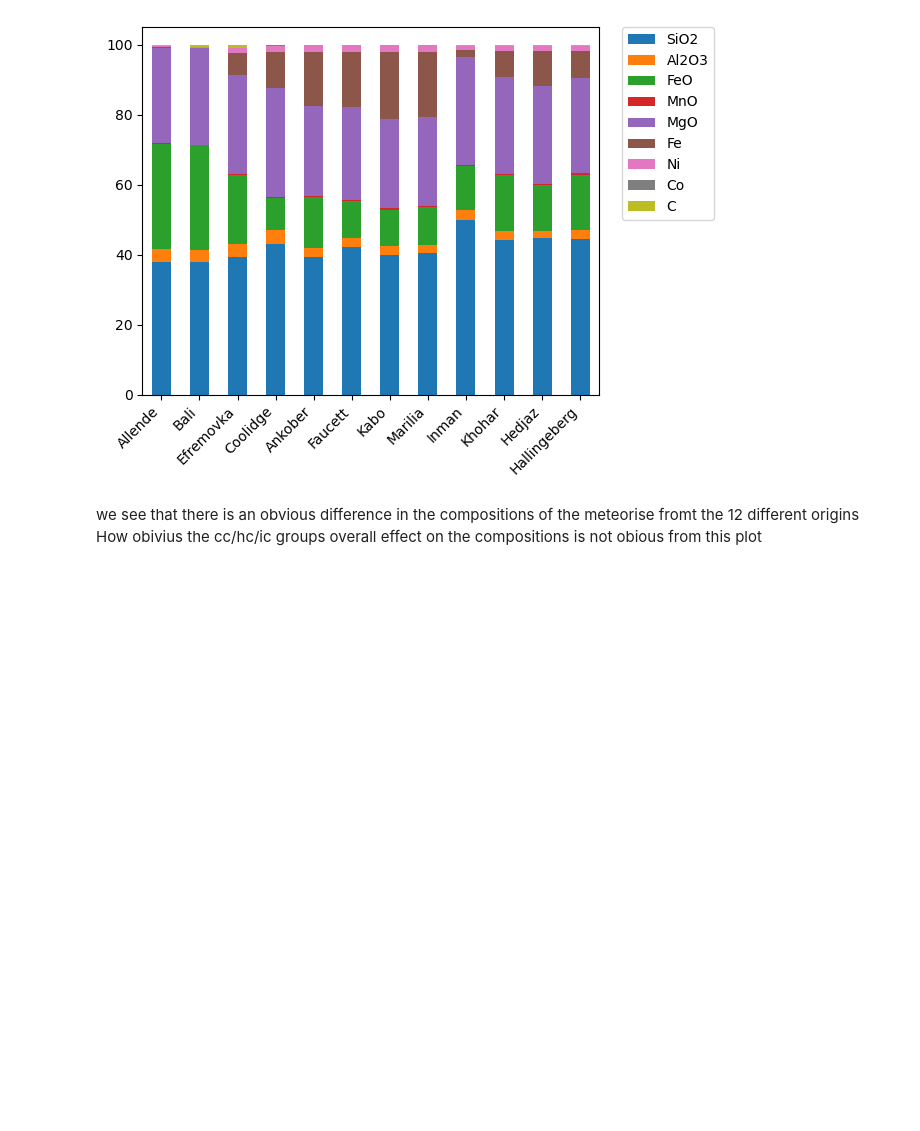
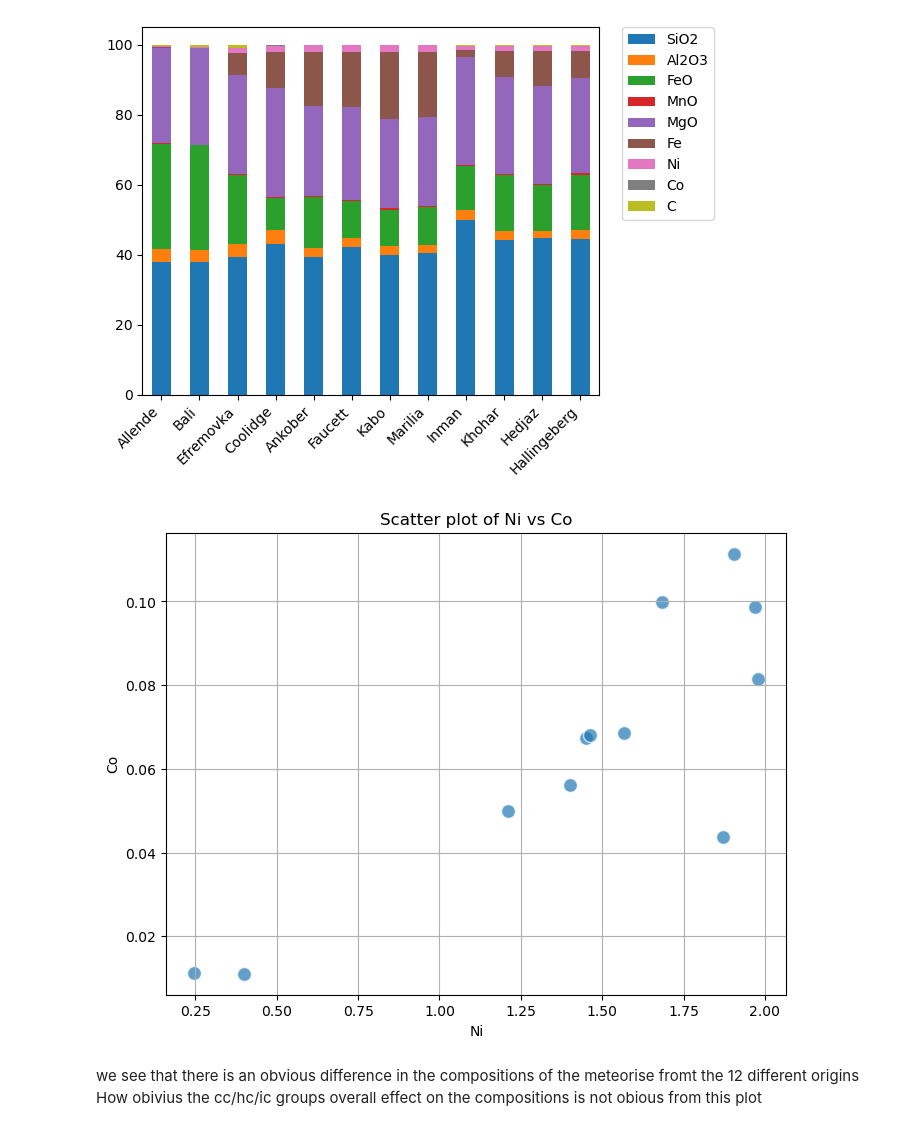
Before and after one commit to AntonWangDTU/coda_exam, a Jupyter notebook: src/2-meteorites.ipynb, the cells around one changed output. Cells and saved outputs as stored; diff of their text form; code cells hidden in the pictures; blank space fills up the shorter version.

```diff
--- a/src/2-meteorites.ipynb
+++ b/src/2-meteorites.ipynb
@@ -64,6 +64,18 @@ plt.savefig('../handin/figures/stacked_bar.png', dpi=300, bbox_inches='tight')
 plt.show()
 # %% [output]
 [figure]
+# %%
+#PLot Ni and Co in a scatter plot
+# Create a scatter plot of Ni vs Co
+plt.figure(figsize=(8, 6))
+plt.scatter(data['Ni'], data['Co'], alpha=0.7, edgecolors='w', s=100)
+plt.title('Scatter plot of Ni vs Co')
+plt.xlabel('Ni')
+plt.ylabel('Co')
+plt.grid(True)
+plt.show()
+# %% [output]
+[figure, added]
 # %% [markdown]
 
 we see that there is an obvious difference in the compositions of the meteorise fromt the 12 different origins
```
Also changed, not shown: parts of 12 cells of this notebook, 6 other files.
